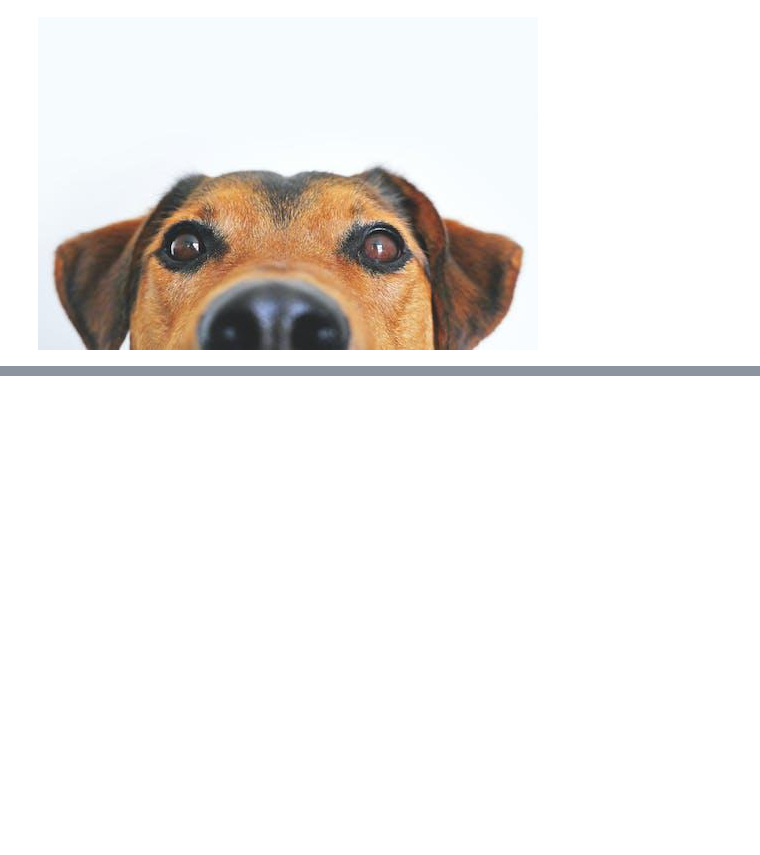
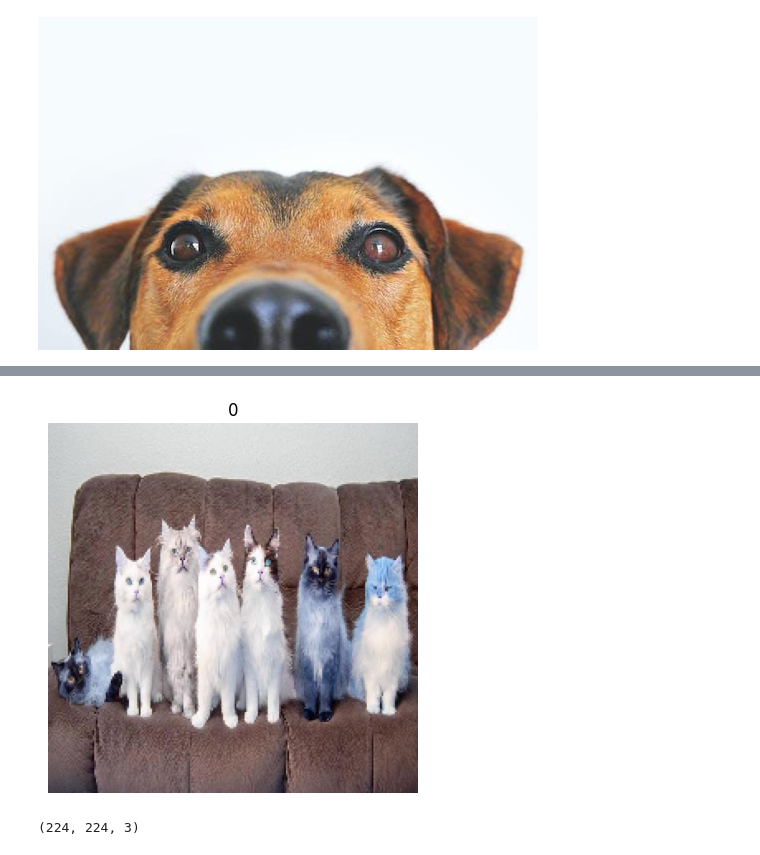
Before and after one commit to upflairs-pvt-ltd/1st_june_data_science, a Jupyter notebook: CNN/image_classification.ipynb, the cells around one changed output, grey strips where cells are left out. Cells and saved outputs as stored; diff of their text form; code cells hidden in the pictures; blank space fills up the shorter version.

```diff
--- a/CNN/image_classification.ipynb
+++ b/CNN/image_classification.ipynb
@@ -118,0 +143,2 @@ array([[[250, 240, 233],
+# %%
+X = x/255.0
@@ -118,0 +149,7 @@ array([[[250, 240, 233],
+# %%
+    plt.imshow(X[45])
+    plt.title(y[45])
+    plt.axis('off')
+    plt.show()
+# %% [output]
+[figure, added]
@@ -118,0 +161,4 @@ array([[[250, 240, 233],
+# %%
+x_train[5].shape
+# %% [output]
+(224, 224, 3)
```
Also changed, not shown: parts of 27 cells of this notebook.
